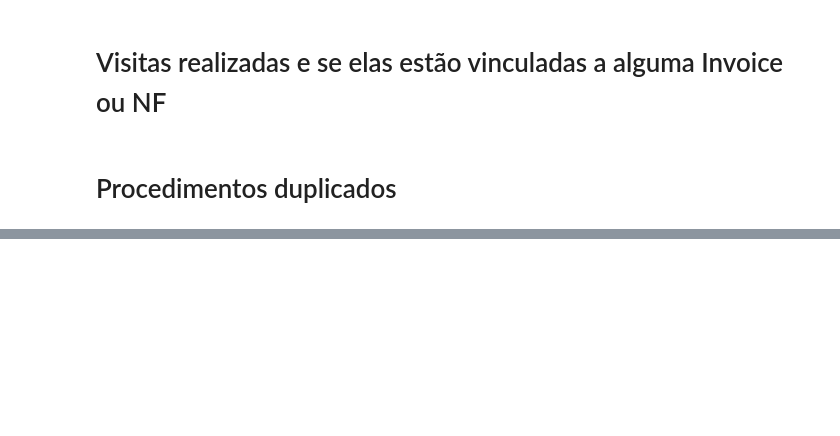
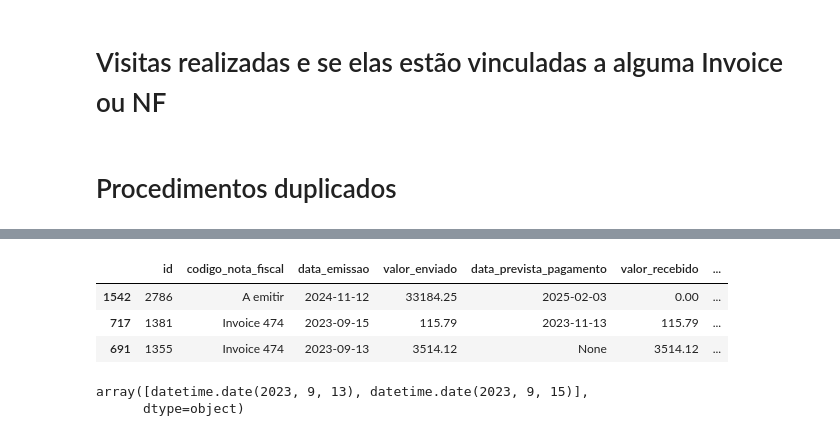
Before and after one commit to eduardoarsocca/Projeto-Mensageria---PUSH, a Jupyter notebook: meu_projeto/projeto_push.ipynb, the cells around one changed output, grey strips where cells are left out. Saved outputs shown, nothing was run; the diff lists cells and outputs as text; code cells hidden in the pictures; blank space fills up the shorter version.

```diff
--- a/meu_projeto/projeto_push.ipynb
+++ b/meu_projeto/projeto_push.ipynb
@@ -991,7 +999,7 @@ procedimentos_extras=procedimentos_extras[[
 # %%
-colunas_data = ['Data Executada']
+# colunas_data = ['Data Executada']
 
-# Converte cada coluna de data separadamente para melhorar o desempenho
-for coluna in colunas_data:
-    procedimentos_extras[coluna] = pd.to_datetime(procedimentos_extras[coluna], errors='coerce').dt.tz_localize(None)
+# # Converte cada coluna de data separadamente para melhorar o desempenho
+# for coluna in colunas_data:
+#     procedimentos_extras[coluna] = pd.to_datetime(procedimentos_extras[coluna], errors='coerce').dt.tz_localize(None)
 # %%
@@ -1273,0 +1461,23 @@ Errata: As invoices ou Notas fiscais cadastradas entre 13/09/2023 e 15/09/2023 p
+# %%
+invoices_duplicadas = invoices_duplicadas[invoices_duplicadas['data_emissao'].notna()]
+
+
+
+if not invoices_duplicadas.empty:
+    invoices_duplicadas_min = invoices_duplicadas['data_emissao'].min().strftime('%d/%m/%Y')
+    invoices_duplicadas_max = invoices_duplicadas['data_emissao'].max().strftime('%d/%m/%Y')
+else:
+    invoices_duplicadas_min = None
+    invoices_duplicadas_max = None
+# %%
+invoices_duplicadas
+# %% [output]
+|  | id | codigo_nota_fiscal | data_emissao | valor_enviado | data_prevista_pagamento | valor_recebido | ... |
+| 1542 | 2786 | A emitir | 2024-11-12 | 33184.25 | 2025-02-03 | 0.00 | ... |
+| 717 | 1381 | Invoice 474 | 2023-09-15 | 115.79 | 2023-11-13 | 115.79 | ... |
+| 691 | 1355 | Invoice 474 | 2023-09-13 | 3514.12 | None | 3514.12 | ... |
+# %%
+invoices_duplicadas['data_emissao'].unique()
+# %% [output]
+array([datetime.date(2023, 9, 13), datetime.date(2023, 9, 15)],
+      dtype=object)
```
Also changed, not shown: parts of 34 cells of this notebook, 1 other file.
